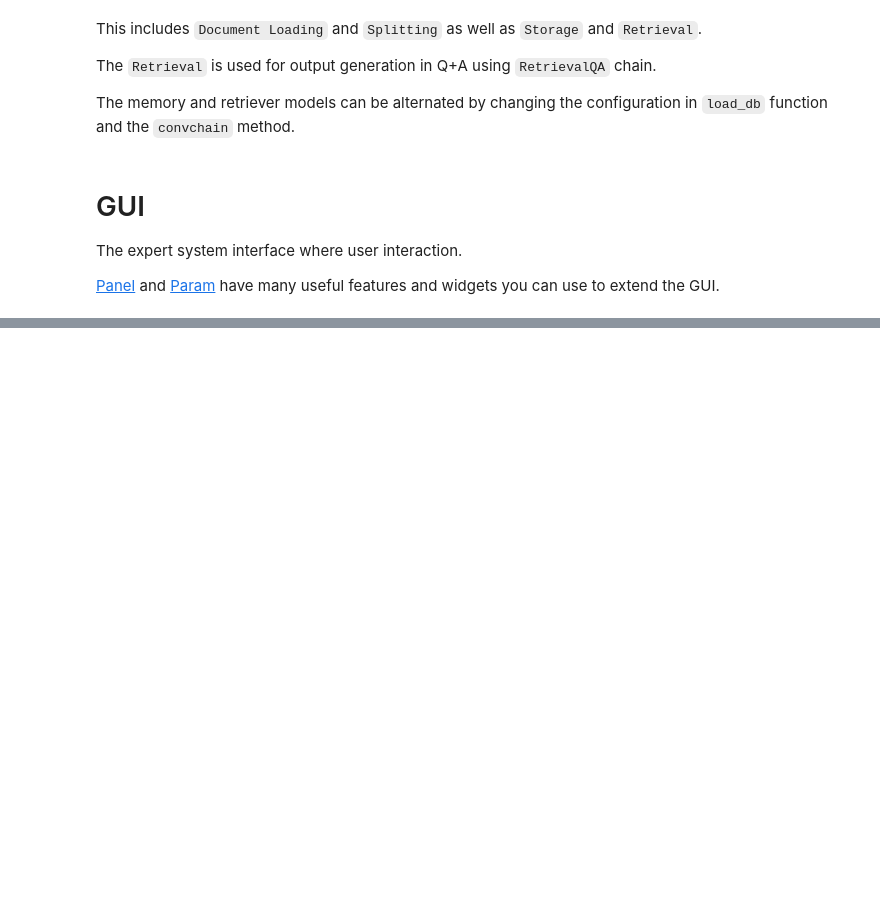
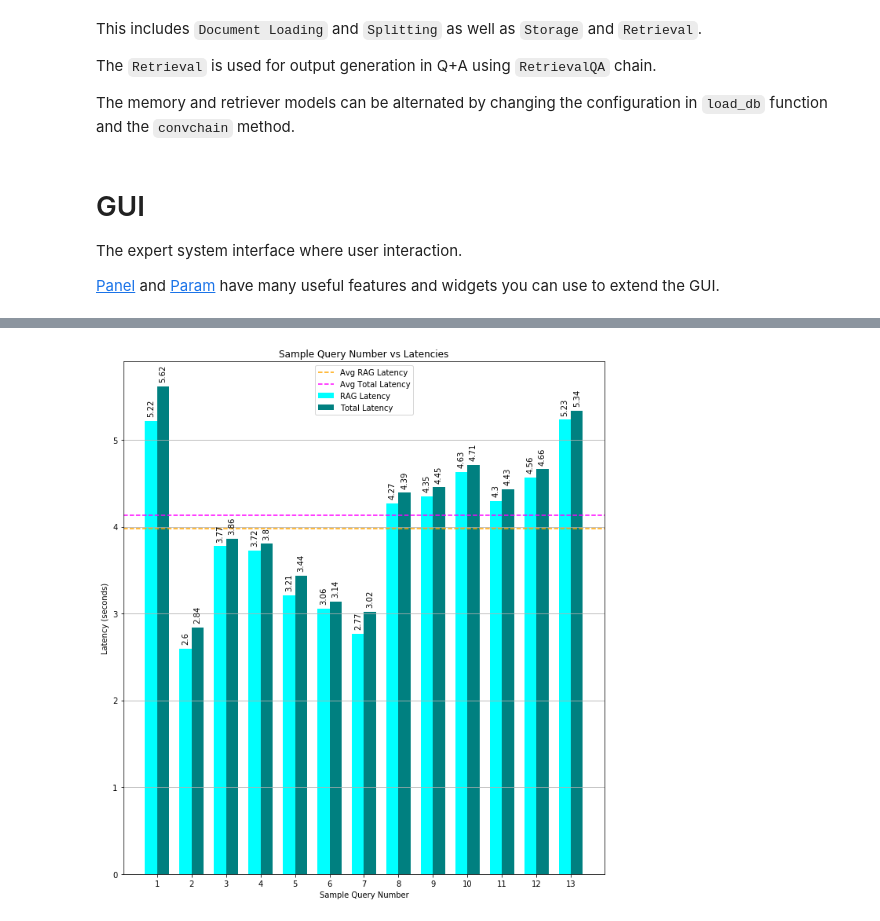
Before and after one commit to udhtaz/RAG-using-openai-langchain-for-expert-system, a Jupyter notebook: Expert System for Crop Disease Diagnosis and Management.ipynb, the cells around one changed output, grey strips where cells are left out. Saved outputs shown, nothing was run; the diff lists cells and outputs as text; code cells hidden in the pictures; blank space fills up the shorter version.

```diff
--- a/Expert System for Crop Disease Diagnosis and Management.ipynb
+++ b/Expert System for Crop Disease Diagnosis and Management.ipynb
@@ -400,0 +672,36 @@ OK
+# %%
+# 3. Bar Chart of Sample Query Number vs RAG Latency and Total Latency
+bar_width = 0.35
+x = np.arange(len(query_numbers))  # the label locations
+
+plt.figure(figsize=(11, 12))
+bars3 = plt.bar(x - bar_width/2, rag_latencies, bar_width, label='RAG Latency', color='cyan')
+bars4 = plt.bar(x + bar_width/2, total_latencies, bar_width, label='Total Latency', color='teal')
+
+# Adding average line
+average_rag_latency = np.mean(rag_latencies)
+average_total_latency = np.mean(total_latencies)
+plt.axhline(y=average_rag_latency, color='orange', linestyle='--', label='Avg RAG Latency')
+plt.axhline(y=average_total_latency, color='magenta', linestyle='--', label='Avg Total Latency')
+
+plt.title('Sample Query Number vs Latencies')
+plt.xlabel('Sample Query Number')
+plt.ylabel('Latency (seconds)')
+plt.xticks(x, query_numbers)
+plt.legend()
+
+# Adding value on top of each bar with vertical orientation and added offset of 0.5
+for bar in bars3:
+    yval = bar.get_height()
+    plt.text(bar.get_x() + bar.get_width()/2, yval + 0.05, round(yval, 2), ha='center', va='bottom', rotation=90)
+
+for bar in bars4:
+    yval = bar.get_height()
+    plt.text(bar.get_x() + bar.get_width()/2, yval + 0.05, round(yval, 2), ha='center', va='bottom', rotation=90)
+
+
+
+plt.grid(axis='y')
+plt.show()
+# %% [output]
+[figure, added]
```
Also changed, not shown: parts of 22 cells of this notebook, 5 other files.
